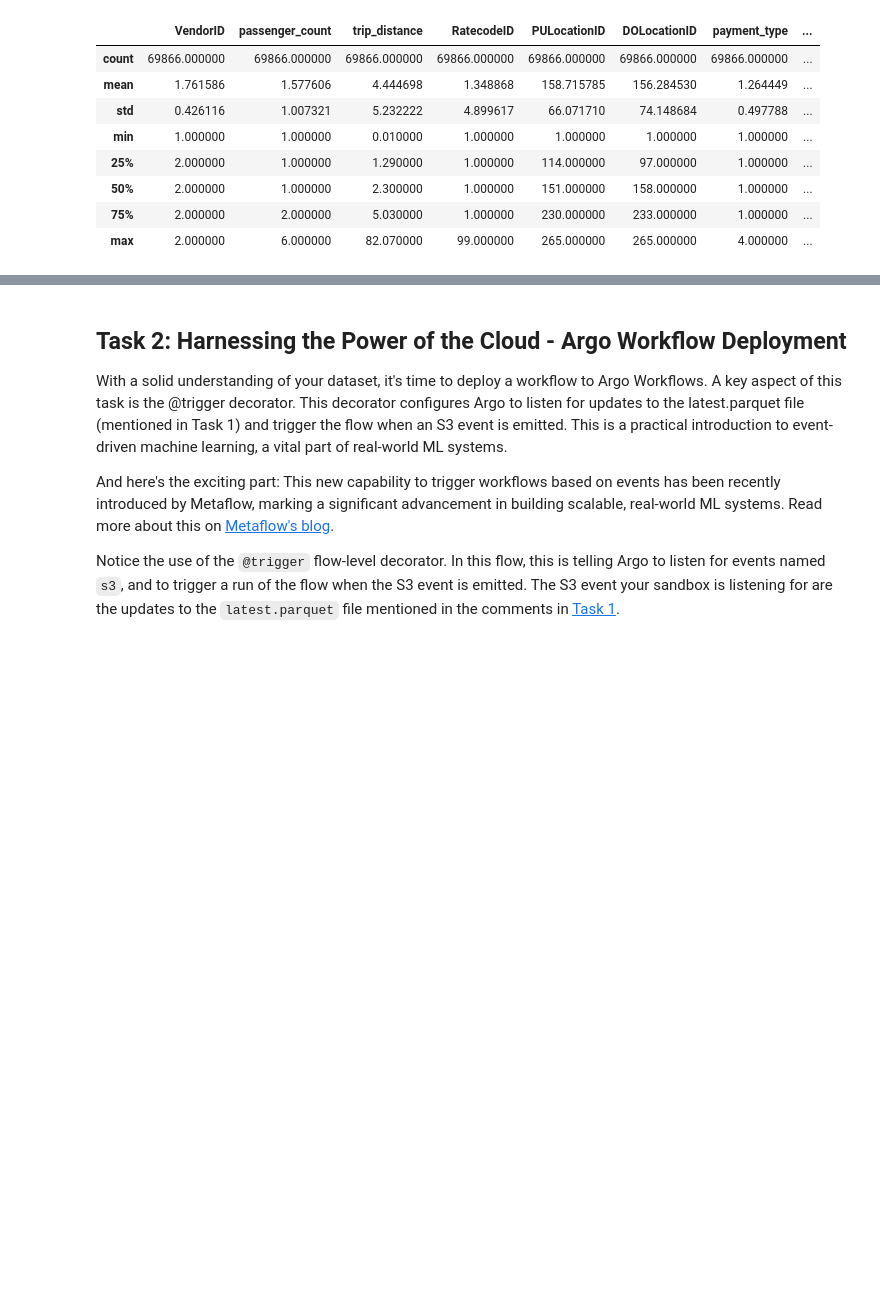
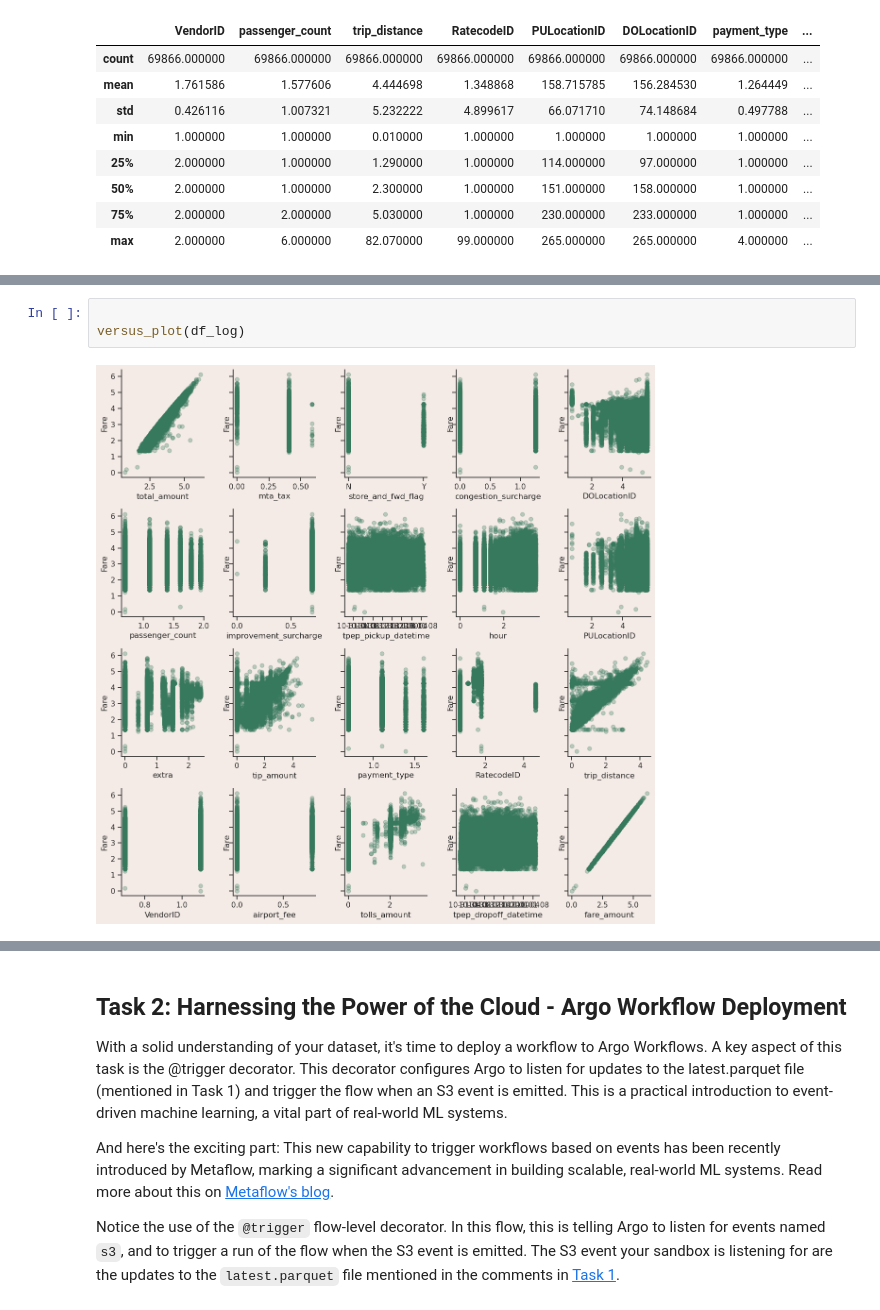
Before and after one commit to HendrikHuel/full-stack-ml-metaflow-corise-week-3, a Jupyter notebook: project/template.ipynb, the cells around one changed output, grey strips where cells are left out. Cells and saved outputs as stored; diff of their text form; blank space fills up the shorter version.

```diff
--- a/project/template.ipynb
+++ b/project/template.ipynb
@@ -133,0 +171,5 @@ fig.tight_layout()
+# %%
+
+versus_plot(df_log)
+# %% [output]
+[figure, added]
```
Also changed, not shown: parts of 6 cells of this notebook.
